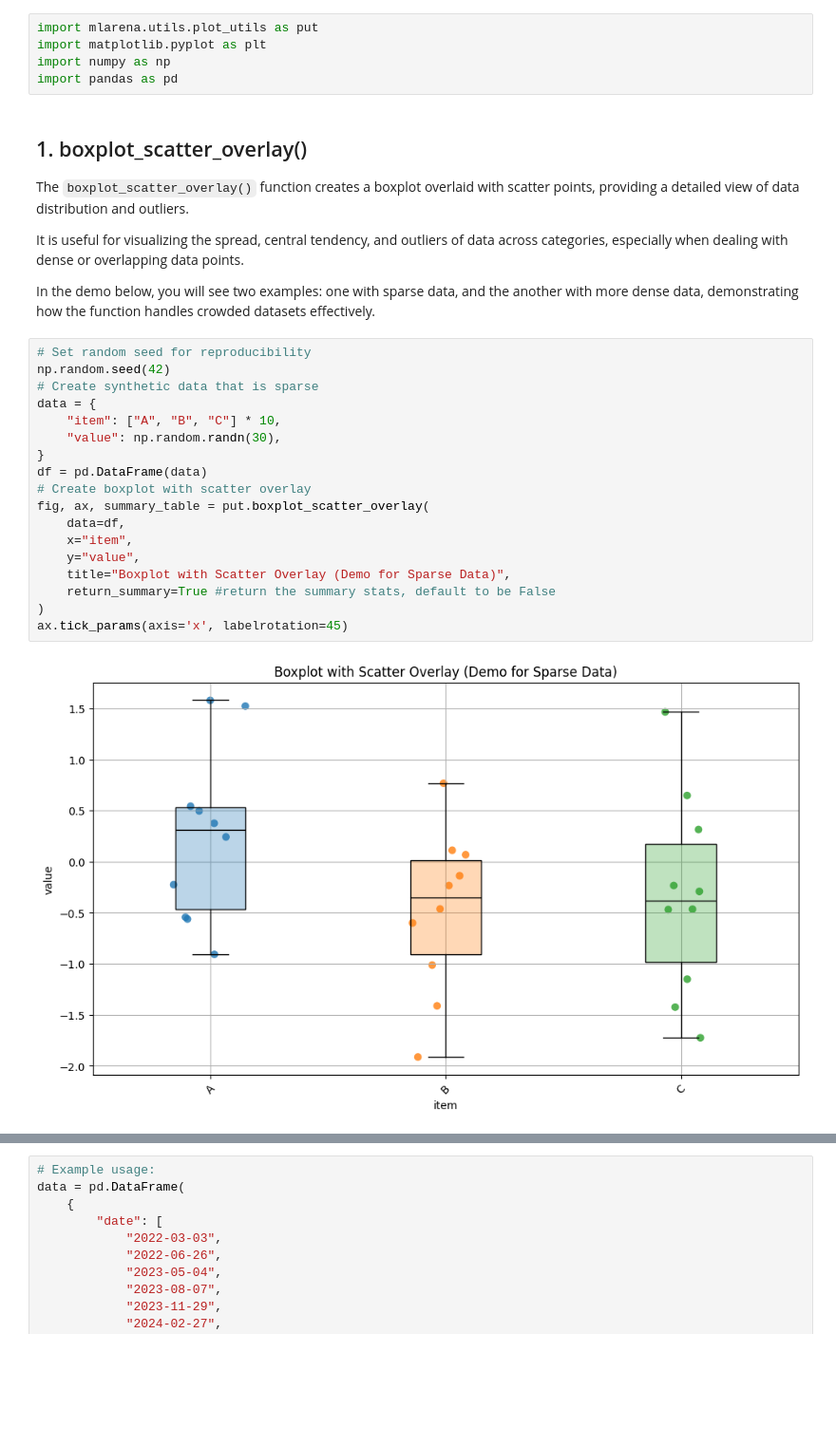
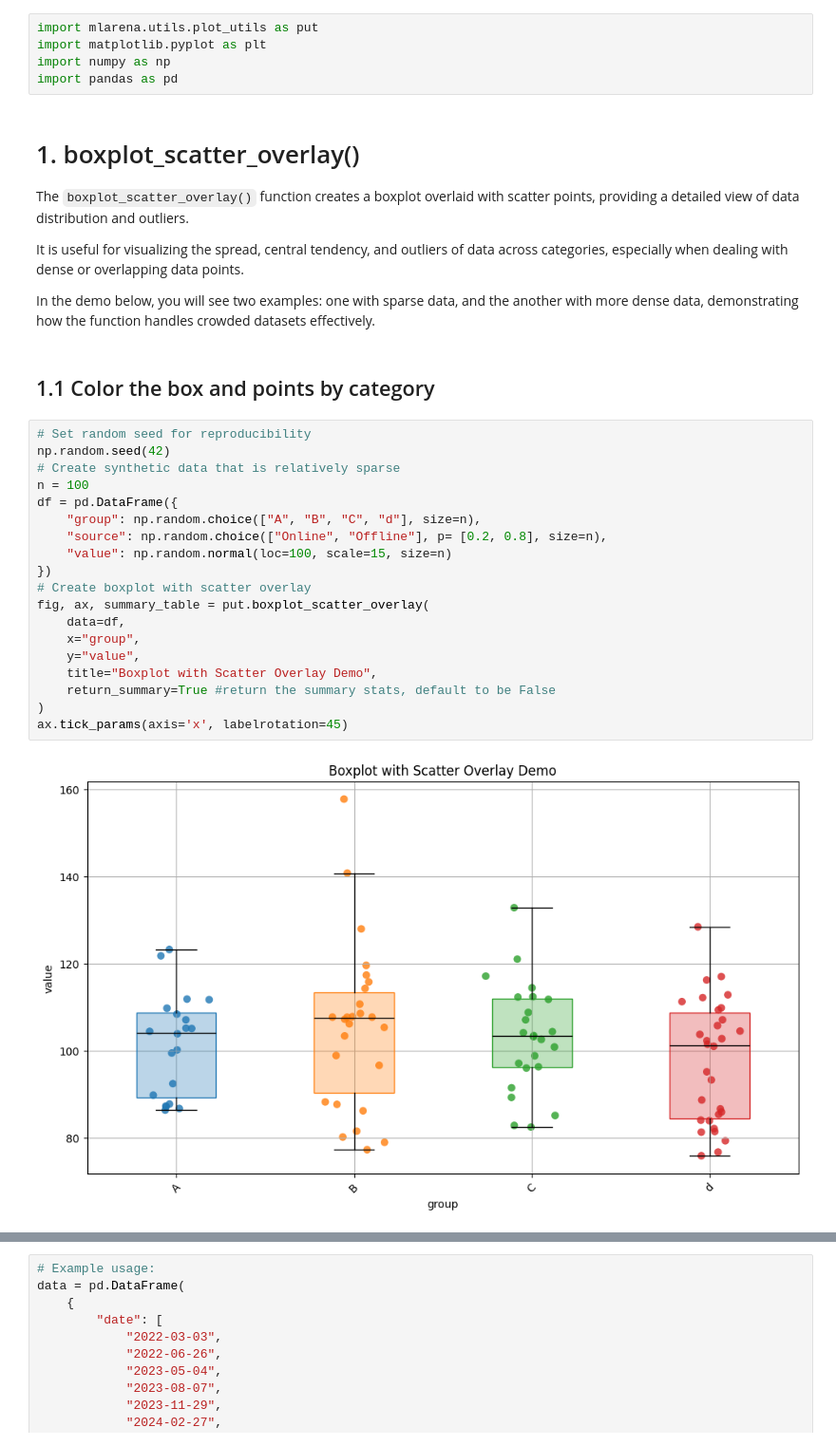
Before and after one commit to MenaWANG/mlarena, a Jupyter notebook: examples/3.utils_plot.ipynb, the cells around one changed output, grey strips where cells are left out. Shown at 95% size. Drawn from its saved outputs; the diff is of its cells as text; blank space fills up the shorter version.

```diff
--- a/examples/3.utils_plot.ipynb
+++ b/examples/3.utils_plot.ipynb
@@ -8,33 +8,36 @@ import matplotlib.pyplot as plt
 import numpy as np
 import pandas as pd
 # %% [markdown]
-## 1. boxplot_scatter_overlay()
+# 1. boxplot_scatter_overlay()
 
 The `boxplot_scatter_overlay()` function creates a boxplot overlaid with scatter points, providing a detailed view of data distribution and outliers.
 
 It is useful for visualizing the spread, central tendency, and outliers of data across categories, especially when dealing with dense or overlapping data points.
 
 In the demo below, you will see two examples: one with sparse data, and the another with more dense data, demonstrating how the function handles crowded datasets effectively.
+# %% [markdown]
+## 1.1 Color the box and points by category
 # %%
 # Set random seed for reproducibility
 np.random.seed(42)
-# Create synthetic data that is sparse
-data = {
-    "item": ["A", "B", "C"] * 10,
-    "value": np.random.randn(30),
-}
-df = pd.DataFrame(data)
+# Create synthetic data that is relatively sparse
+n = 100
+df = pd.DataFrame({
+    "group": np.random.choice(["A", "B", "C", "d"], size=n),
+    "source": np.random.choice(["Online", "Offline"], p= [0.2, 0.8], size=n),
+    "value": np.random.normal(loc=100, scale=15, size=n)
+})
 # Create boxplot with scatter overlay
 fig, ax, summary_table = put.boxplot_scatter_overlay(
     data=df,
-    x="item",
+    x="group",
     y="value",
-    title="Boxplot with Scatter Overlay (Demo for Sparse Data)",
+    title="Boxplot with Scatter Overlay Demo",
     return_summary=True #return the summary stats, default to be False
 )
 ax.tick_params(axis='x', labelrotation=45)
 # %% [output]
-[figure, old version]
+[figure, new version]
 # %%
 summary_table
 # %% [output]
```
Also changed, not shown: parts of 21 cells of this notebook, 3 other files.
